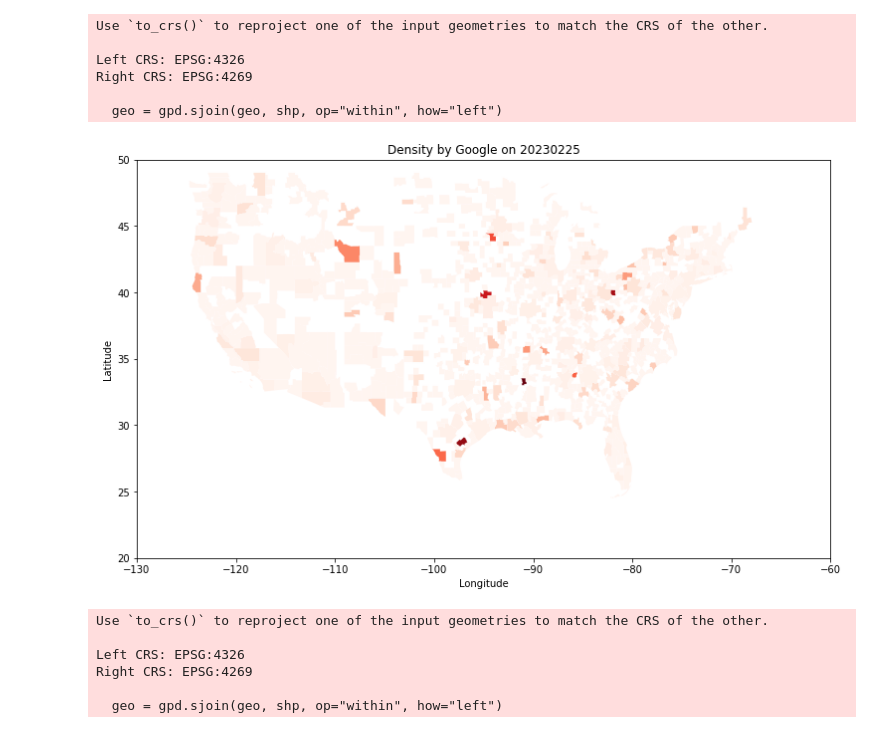
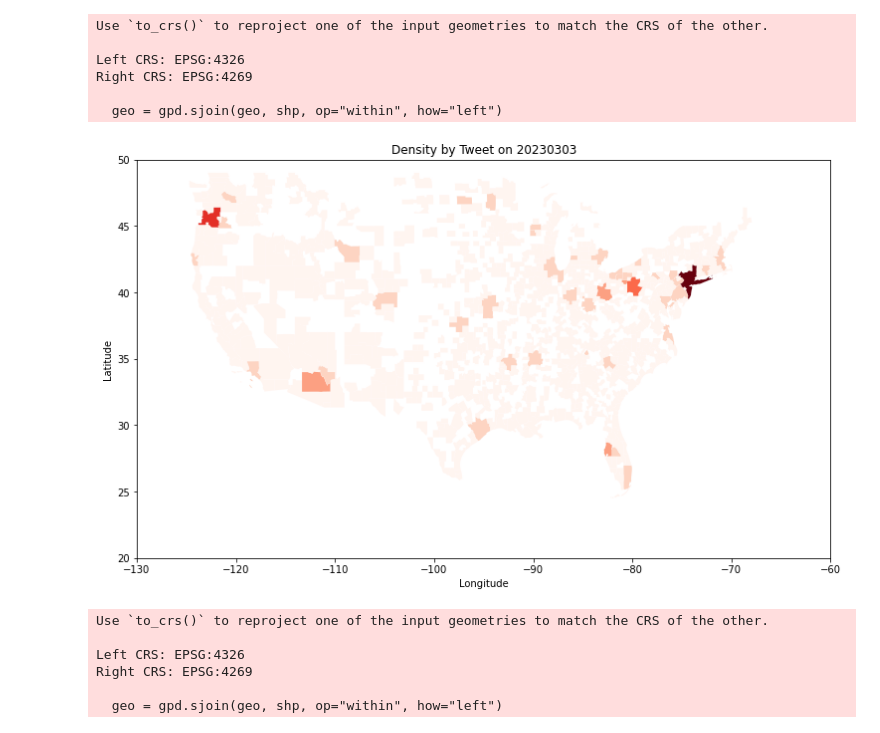
Before and after one commit to allmemes/study-of-media-and-diaster, a Jupyter notebook: code/ProcessWebData.ipynb, the cells around one changed output. Drawn from its saved outputs; the diff is of its cells as text; code cells hidden in the pictures.

```diff
--- a/code/ProcessWebData.ipynb
+++ b/code/ProcessWebData.ipynb
@@ -45,18 +78,18 @@ def plot_google_geo(date: str, shp: gpd.GeoDataFrame, df_google_geo: pd.DataFram
     gdf["value"] = gdf["value"].fillna(0)
     plot(gdf, "value", f"Density by Google on {date}")
 # %%
-date = "20230225"
+date = "20230303"
 
-# plot_tweet_geo(date, shp, df_tweets_geo, df_geo)
-plot_google_geo(date, shp, df_google_geo)
+plot_tweet_geo(date, shp, df_tweets_geo, df_geo)
+# plot_google_geo(date, shp, df_google_geo)
 # %% [output]
 Use `to_crs()` to reproject one of the input geometries to match the CRS of the other.
 
 Left CRS: EPSG:4326
 Right CRS: EPSG:4269
 
   geo = gpd.sjoin(geo, shp, op="within", how="left")
-[figure, old version]
+[figure, new version]
 # %%
 date = "20230210"
 
```
Also changed, not shown: parts of 3 cells of this notebook, 3 other files.
